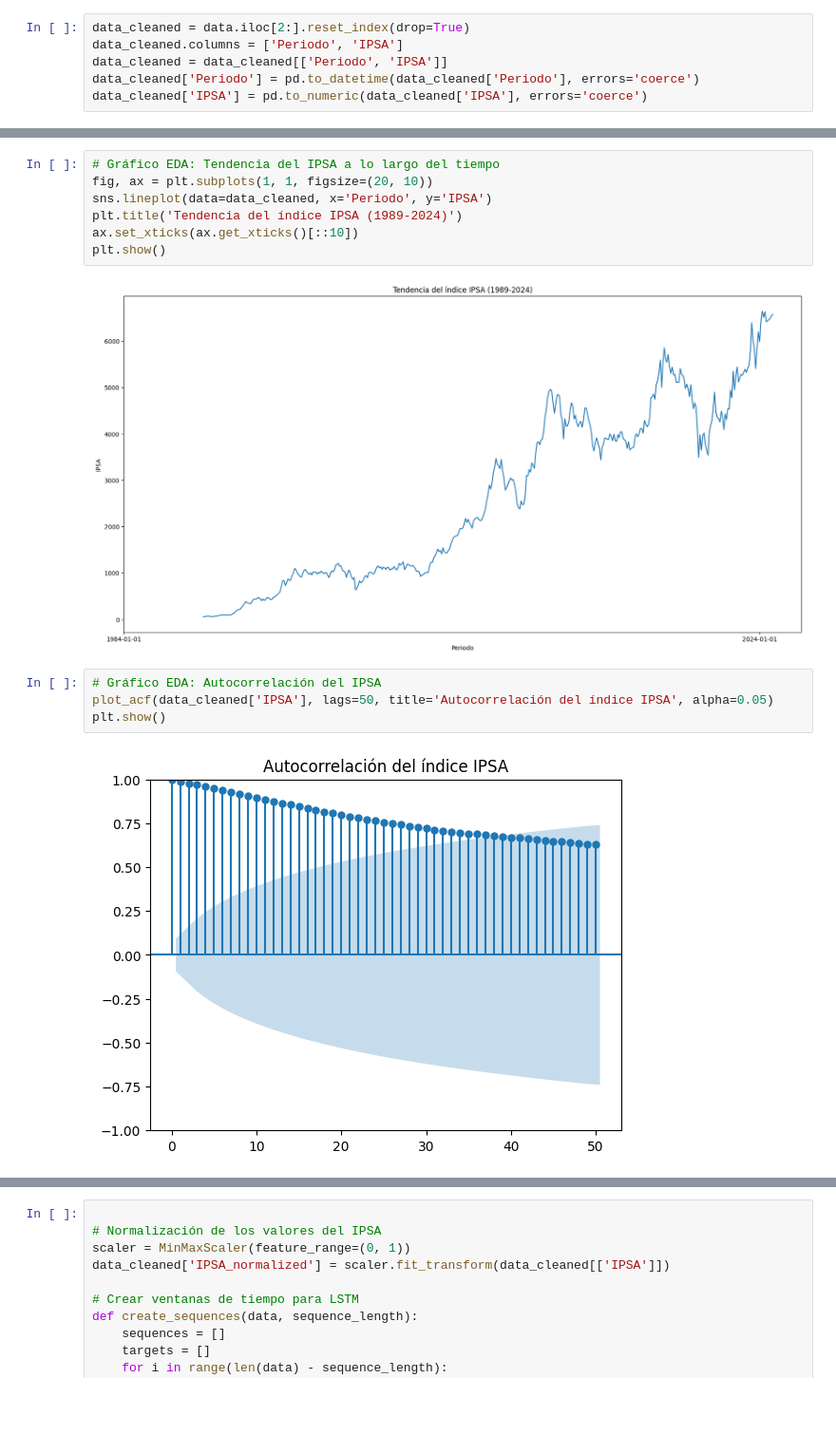
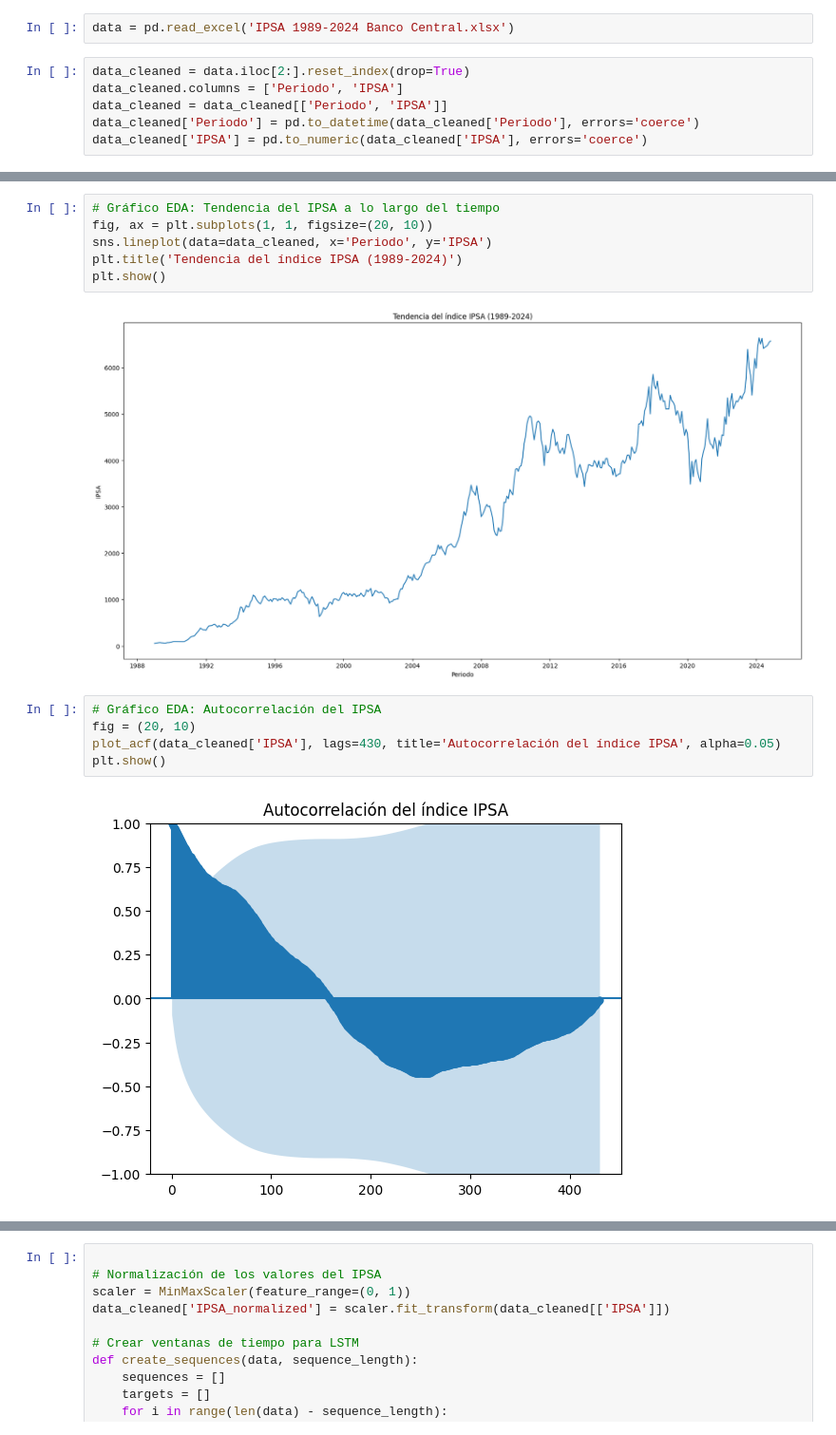
Before and after one commit to principioincertidumbre/Tarea3_MLA, a Jupyter notebook: Tarea_3_MLA.ipynb, the cells around one changed output, grey strips where cells are left out. Shown at 95% size. Cells and saved outputs as stored; diff of their text form; blank space fills up the shorter version.

Commit message:
Ajustes LSTM IPSA, agrega tabla valores futuros producción leche

```diff
--- a/Tarea_3_MLA.ipynb
+++ b/Tarea_3_MLA.ipynb
@@ -730,6 +739,8 @@ data = pd.read_excel(io.BytesIO(uploaded2[file_path]), sheet_name='Cuadro')
 # %% [output]
 [interactive output not drawn]
 Saving IPSA 1989-2024 Banco Central.xlsx to IPSA 1989-2024 Banco Central.xlsx
+# %%
+data = pd.read_excel('IPSA 1989-2024 Banco Central.xlsx')
 # %%
 data_cleaned = data.iloc[2:].reset_index(drop=True)
 data_cleaned.columns = ['Periodo', 'IPSA']
@@ -741,13 +773,13 @@ data_cleaned['IPSA'] = pd.to_numeric(data_cleaned['IPSA'], errors='coerce')
 fig, ax = plt.subplots(1, 1, figsize=(20, 10))
 sns.lineplot(data=data_cleaned, x='Periodo', y='IPSA')
 plt.title('Tendencia del índice IPSA (1989-2024)')
-ax.set_xticks(ax.get_xticks()[::10])
 plt.show()
 # %% [output]
-[figure, old version]
+[figure, new version]
 # %%
 # Gráfico EDA: Autocorrelación del IPSA
-plot_acf(data_cleaned['IPSA'], lags=50, title='Autocorrelación del índice IPSA', alpha=0.05)
+fig = (20, 10)
+plot_acf(data_cleaned['IPSA'], lags=430, title='Autocorrelación del índice IPSA', alpha=0.05)
 plt.show()
 # %% [output]
-[figure, old version]
+[figure, new version]
```
Also changed, not shown: parts of 19 cells of this notebook.
